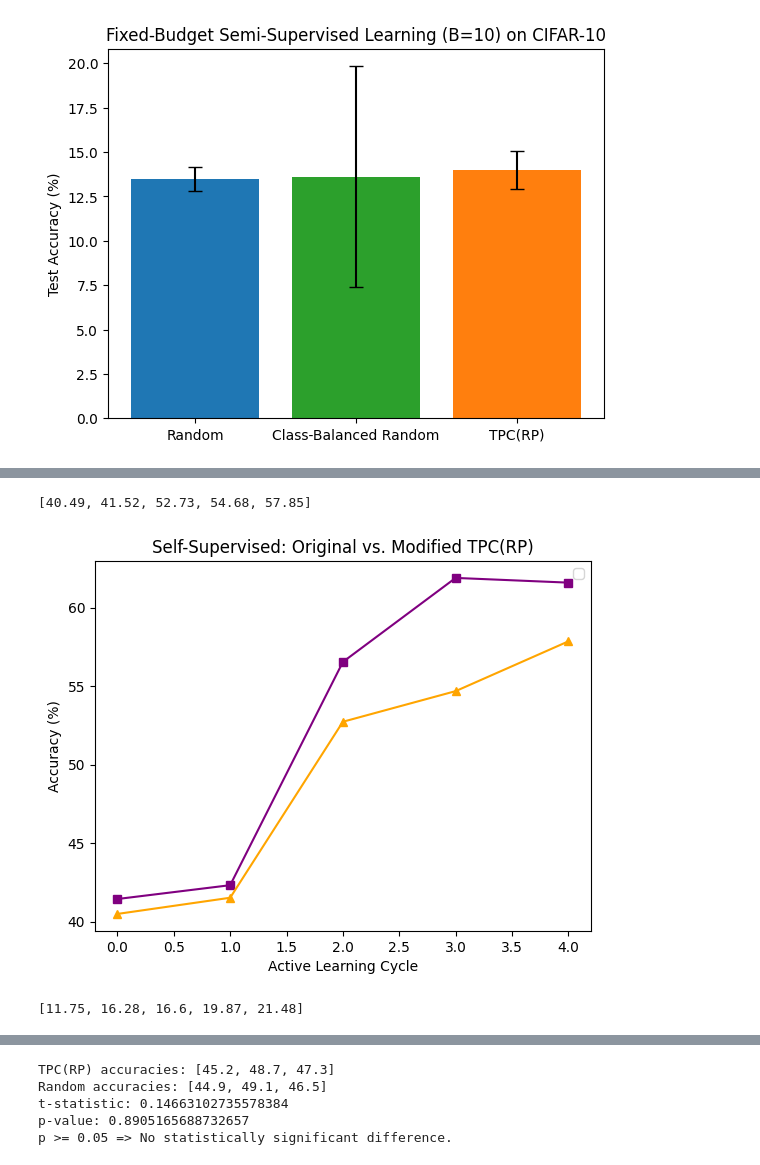
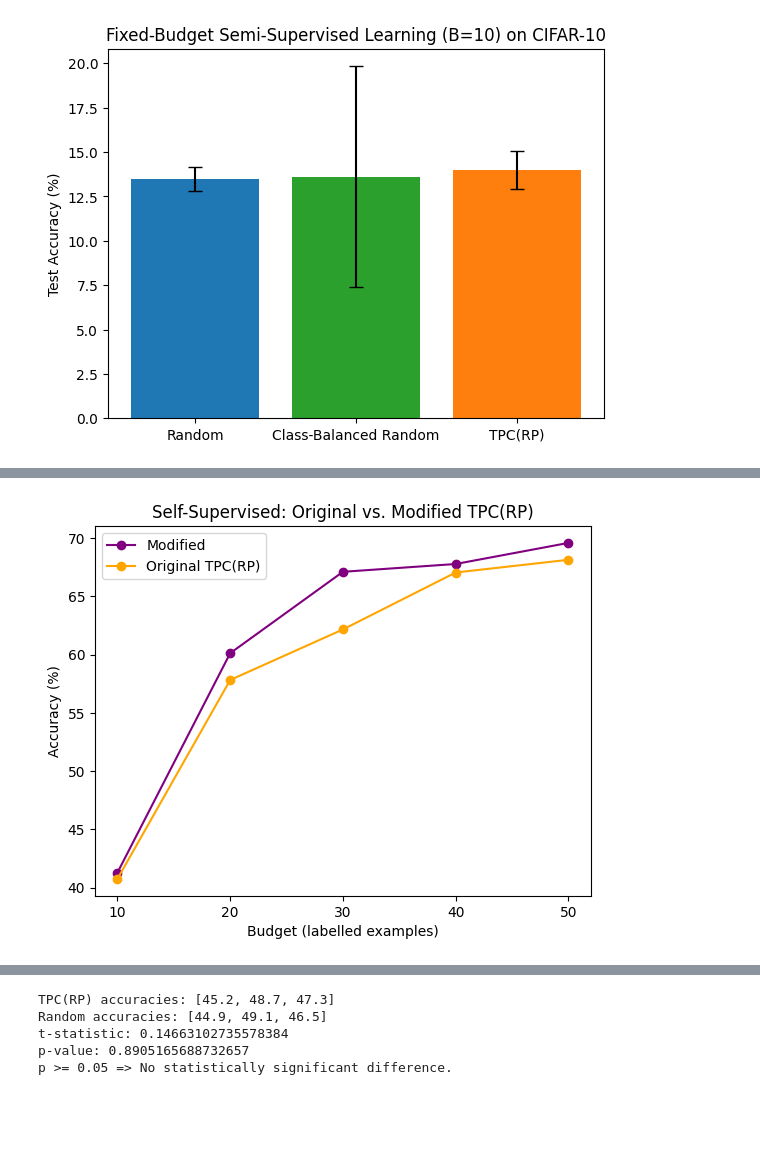
Before and after one commit to Chisomikec/ml_cw2, a Jupyter notebook: al_strategies.ipynb, the cells around one changed output, grey strips where cells are left out. Cells and saved outputs as stored; diff of their text form; code cells hidden in the pictures; blank space fills up the shorter version.

```diff
--- a/al_strategies.ipynb
+++ b/al_strategies.ipynb
@@ -854,8 +943,10 @@ def active_learning_loop_self_supervised(
         trainset,
         device=device,
         simclr_model=simclr_model,
-        B=initial_B
+        B=initial_B,
+        labeled_indices=labeled_indices
     )
+
     # Move them from unlabeled to labeled
     for idx in init_selection:
         unlabeled_indices.remove(idx)
@@ -875,7 +966,7 @@ def active_learning_loop_self_supervised(
             embed_dim=512,
             num_classes=10,
             epochs=100,
-            lr= 2.5, #0.01,      #2.5
+            lr= 2.5,
             batch_size=64,
             device='cpu'
         )
@@ -893,15 +984,18 @@ def active_learning_loop_self_supervised(
 
         # Acquire more labels
         # Next selection using simclr_model
+
         new_selection = query_selection(
             selection_mode,
-            "selfsupervised",
-            unlabeled_indices,
-            trainset,
+            embedding_mode="selfsupervised",  # or "fullysupervised"
+            unlabeled_indices=unlabeled_indices,
+            dataset=trainset,
             device=device,
+            #classifier=model,  # or simclr_model, depending on your approach
             simclr_model=simclr_model,
-            B=cycle_B
-        )
+            B=cycle_B,
+            labeled_indices=labeled_indices  # <-- Important
+            )
         for idx in new_selection:
             unlabeled_indices.remove(idx)
             labeled_indices.append(idx)
@@ -1155,0 +1253,8 @@ Cluster distribution: {np.int32(0): np.int64(6309), np.int32(1): np.int64(4795),
+# %%
+# Using Original algorithm
+accs_self_tpcrp_2p5= active_learning_loop_self_supervised(
+    trainset, testloader, selection_mode='tpcrp',
+    simclr_model=simclr_model,
+    initial_B=10, cycle_B=10, cycles=5
+)
+print("Self-Supervised tpcrp lr2.5:", accs_self_tpcrp_2p5)
@@ -1386,15 +1435,18 @@ accs_self_tpcrp=[40.49, 41.52, 52.73, 54.68, 57.85]
-# %%
-print(accs_self_tpcrp)
-# %% [output]
-[40.49, 41.52, 52.73, 54.68, 57.85]
 # %%
+xvals = range(len(accs_self_tpcrp_mod2_5))
+# Each cycle adds 10 new samples, plus the initial 10 at cycle=0 = total_labeled = 10*(i+1)
+budgets = [10*(i+1) for i in xvals]
+
 plt.figure()
-plt.plot(range(len(accs_self_tpcrp_mod2_5)), accs_self_tpcrp_mod2_5, marker='s', color='purple')
-plt.plot(range(len(accs_self_tpcrp)), accs_self_tpcrp, marker='^', color='orange')
-plt.xlabel("Active Learning Cycle")
+plt.plot(xvals, accs_self_tpcrp_mod2_5, marker='o', color='purple', label='Modified')
+plt.plot(xvals, accs_self_tpcrp_2p5, marker='o', color='orange', label='Original TPC(RP)')
+
+# Rename the ticks to show the budgets
+plt.xticks(ticks=xvals, labels=budgets)
+plt.xlabel("Budget (labelled examples)")
 plt.ylabel("Accuracy (%)")
 plt.title("Self-Supervised: Original vs. Modified TPC(RP)")
-#plt.legend()
+plt.legend()
 plt.show()
 # %% [output]
-[figure, old version]
+[figure, new version]
@@ -1403,4 +1452,0 @@ accs_full_tpcrp_s0=[11.75, 16.28, 16.60, 19.87, 21.48]
-# %%
-print(accs_full_tpcrp_s0)
-# %% [output]
-[11.75, 16.28, 16.6, 19.87, 21.48]
```
Also changed, not shown: parts of 41 cells of this notebook, 6 other files.
